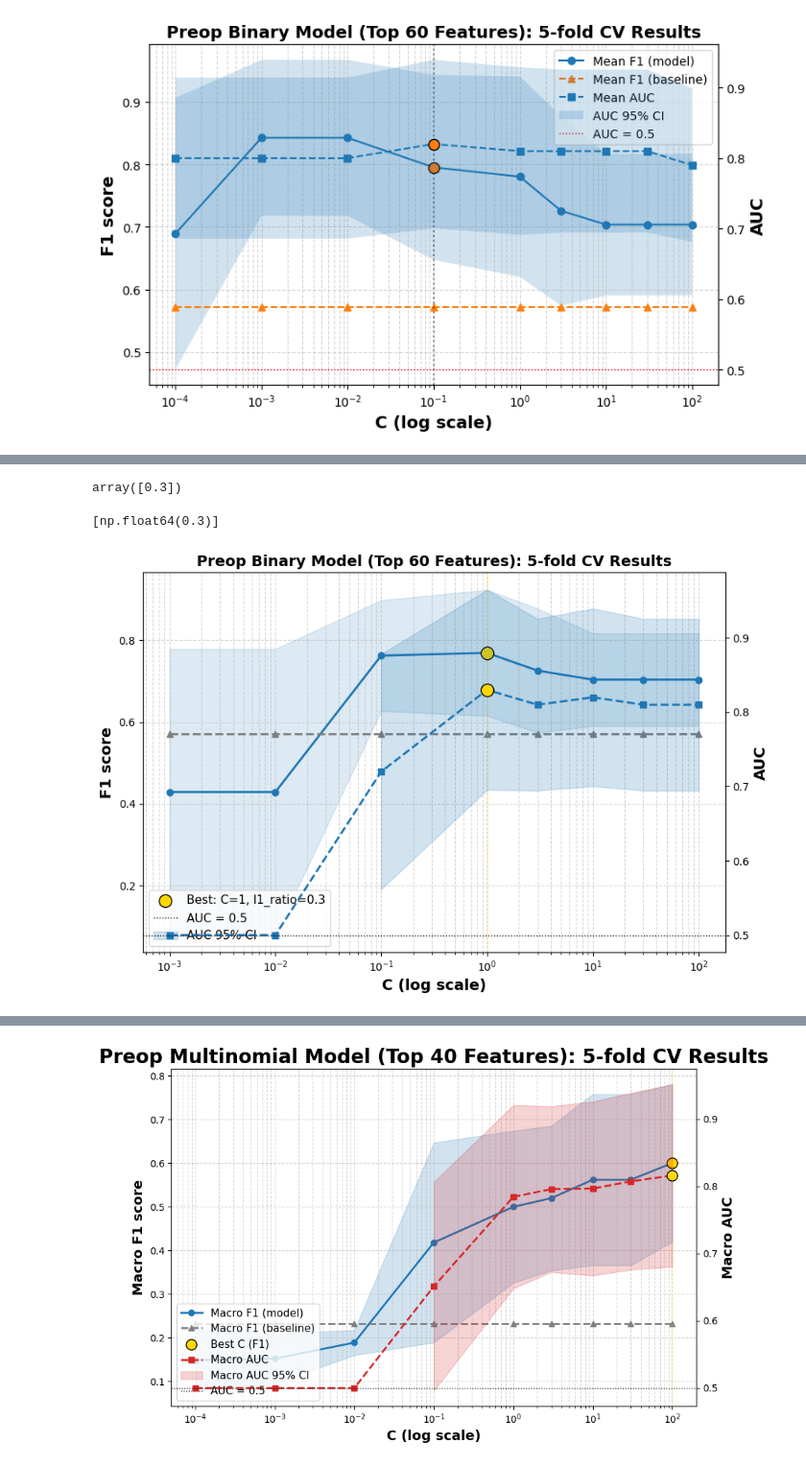
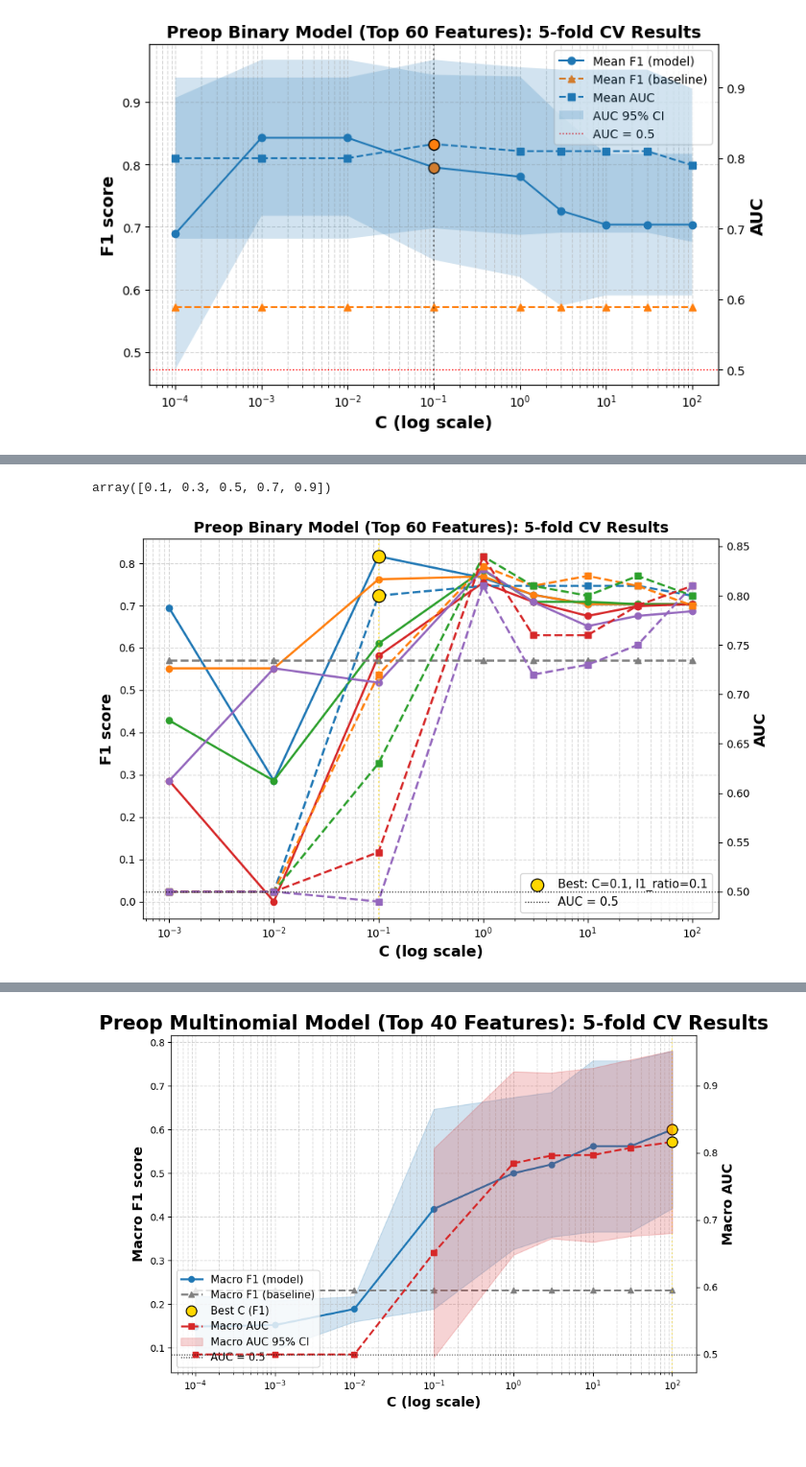
Before and after one commit to ygrepo/Craniopharyngiomas_Image_Segmentation, a Jupyter notebook: notebooks/cv_plot.ipynb, the cells around one changed output, grey strips where cells are left out. Shown at 96% size. Drawn from its saved outputs; the diff is of its cells as text; code cells hidden in the pictures.

```diff
--- a/notebooks/cv_plot.ipynb
+++ b/notebooks/cv_plot.ipynb
@@ -135,7 +137,7 @@ plot_binary_lasso_cv_metrics(df,
 # %% [output]
 [figure]
 # %%
-path = "../output/metrics/preop_binary_elasticnet_l1ratio_0.3_top60_cv_metrics.csv"
+path = "../output/metrics/preop_binary_elasticnet_l1ratio_grid_top60_cv_metrics.csv"
 df = pd.read_csv(path)
 df.head()
 # %% [output]
@@ -148,17 +150,16 @@ df.head()
 # %%
 df["l1_ratio"].unique()
 # %% [output]
-array([0.3])
+array([0.1, 0.3, 0.5, 0.7, 0.9])
 # %%
-path = "../output/figures/preop_binary_elasticnet_l1ratio_0.3_top60_cv_metrics.tiff"
+path = "../output/figures/preop_binary_elasticnet_l1ratio_grid_top60_cv_metrics.tiff"
 plot_binary_lasso_cv_metrics_grid(df,
                              title="Preop Binary Model (Top 60 Features): 5-fold CV Results",
                              title_fontsize=14,
                              title_fontweight="bold",
                              fn=Path(path))
 # %% [output]
-[np.float64(0.3)]
-[figure, old version]
+[figure, new version]
 # %%
 path = "../output/metrics/preop_multinomial_elasticnet_l1ratio_0.3_top40_cv_metrics.csv"
 df = pd.read_csv(path)
```
Also changed, not shown: parts of 3 cells of this notebook, 7 other files.
